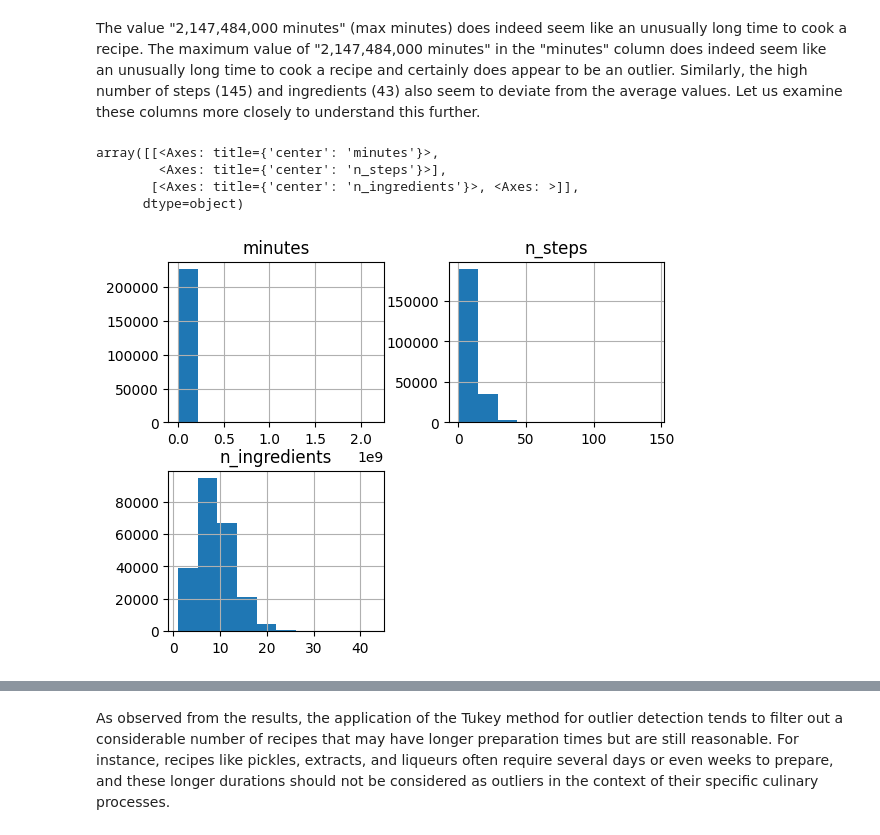
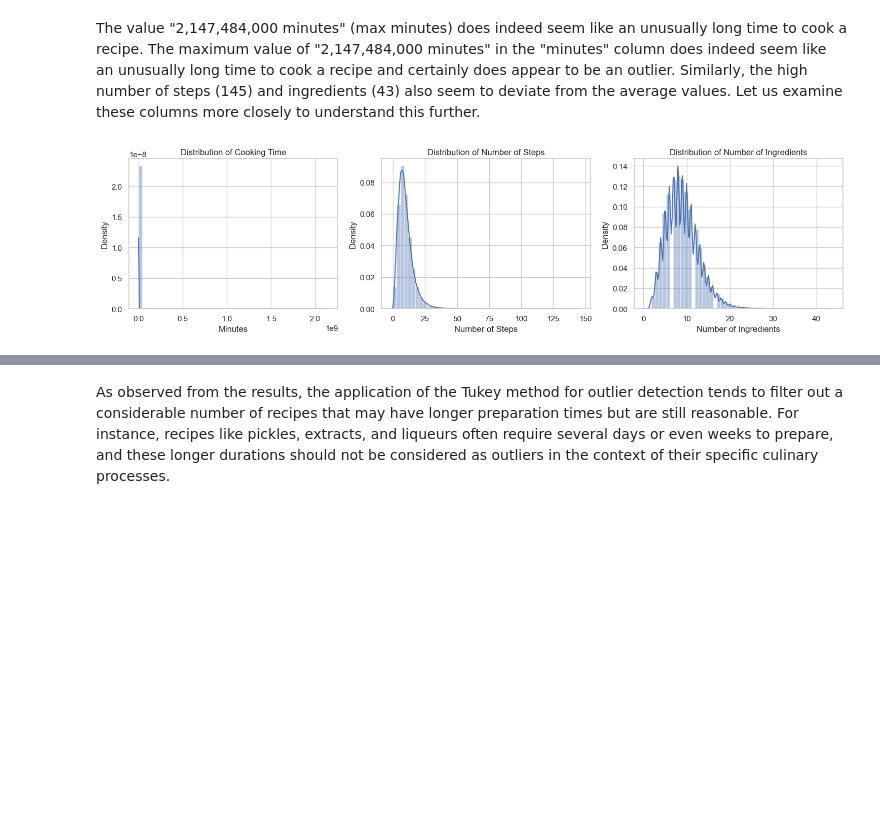
Before and after one commit to kli210/recipe_recommender_capstone, a Jupyter notebook: data_preprocessing.ipynb, the cells around one changed output, grey strips where cells are left out. Cells and saved outputs as stored; diff of their text form; code cells hidden in the pictures; blank space fills up the shorter version.

```diff
--- a/data_preprocessing.ipynb
+++ b/data_preprocessing.ipynb
@@ -362,14 +364,33 @@ raw_recipes_df.describe()
 | max | 2.147484e+09 | 145.000000 | 43.000000 |
 # %% [markdown]
 The value "2,147,484,000 minutes" (max minutes) does indeed seem like an unusually long time to cook a recipe. The maximum value of "2,147,484,000 minutes" in the "minutes" column does indeed seem like an unusually long time to cook a recipe and certainly does appear to be an outlier. Similarly, the high number of steps (145) and ingredients (43) also seem to deviate from the average values. Let us examine these columns more closely to understand this further.
-# %%
-# distribution of each column
-raw_recipes_df[['minutes', 'n_steps', 'n_ingredients']].hist()
-# %% [output]
-array([[<Axes: title={'center': 'minutes'}>,
-        <Axes: title={'center': 'n_steps'}>],
-       [<Axes: title={'center': 'n_ingredients'}>, <Axes: >]],
-      dtype=object)
-[figure, removed]
+# %%
+
+# Distribution
+# Create a figure with three subplots
+fig, ax = plt.subplots(1, 3, figsize=(15, 4))
+
+# Plot distribution of 'minutes' on the first subplot
+sns.distplot(raw_recipes_df["minutes"], ax=ax[0])
+ax[0].set_xlabel('Minutes')
+ax[0].set_ylabel('Density')
+ax[0].set_title('Distribution of Cooking Time')
+
+# Plot distribution of 'n_steps' on the second subplot
+sns.distplot(raw_recipes_df["n_steps"], ax=ax[1])
+ax[1].set_xlabel('Number of Steps')
+ax[1].set_ylabel('Density')
+ax[1].set_title('Distribution of Number of Steps')
+
+# Plot distribution of 'n_ingredients' on the third subplot
+sns.distplot(raw_recipes_df["n_ingredients"], ax=ax[2])
+ax[2].set_xlabel('Number of Ingredients')
+ax[2].set_ylabel('Density')
+ax[2].set_title('Distribution of Number of Ingredients')
+
+plt.tight_layout()
+plt.show()
+# %% [output]
+[figure, added]
 # %%
 # Boxplots
```
Also changed, not shown: parts of 32 cells of this notebook.
